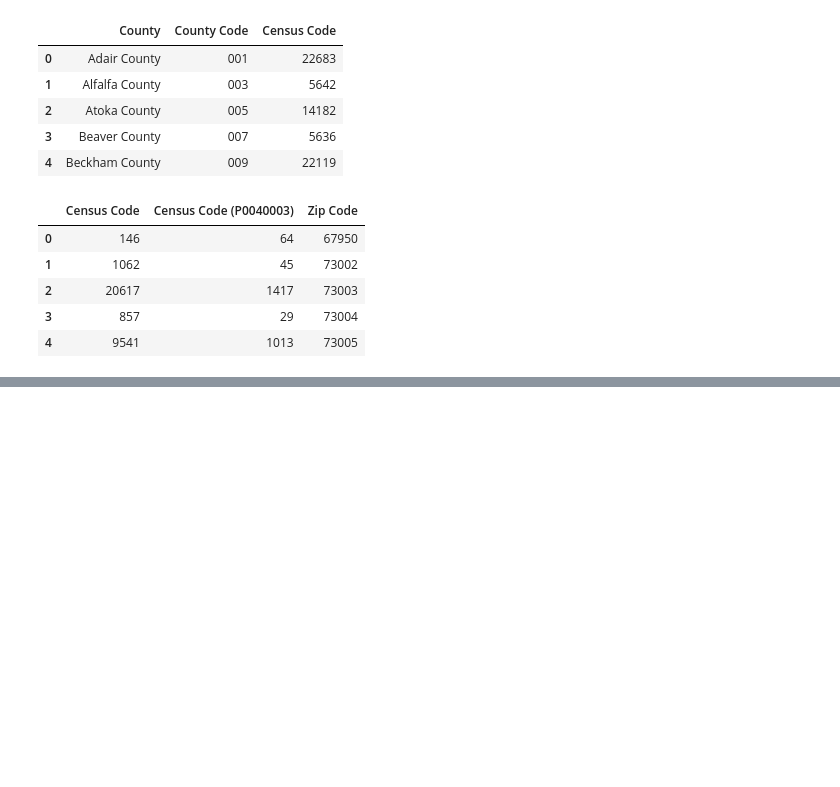
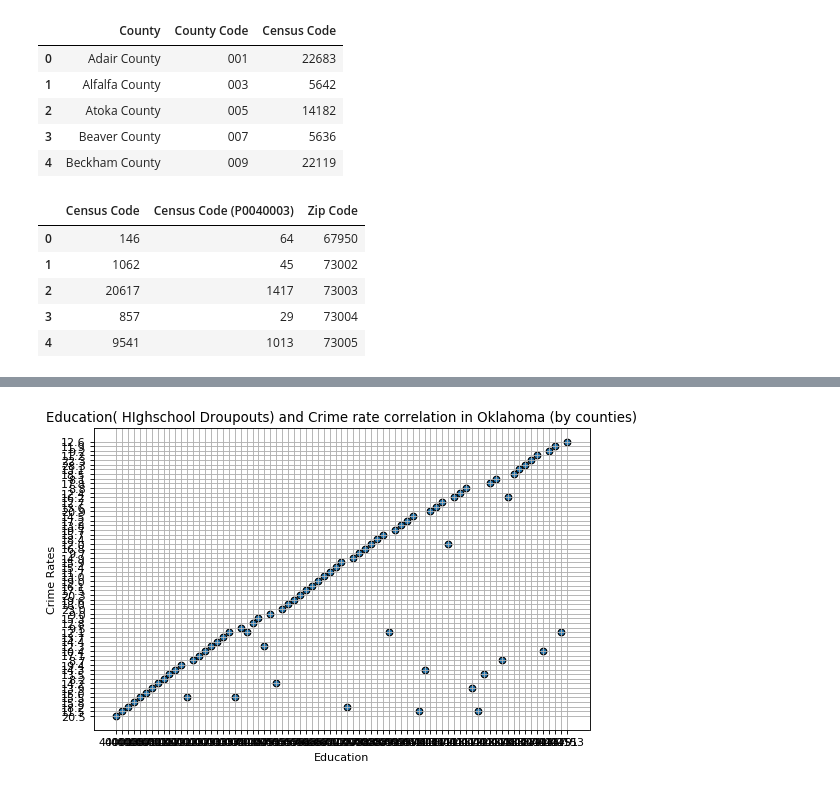
Before and after one commit to swati-rk-ucb/project-one, a Jupyter notebook: project-one.ipynb, the cells around one changed output, grey strips where cells are left out. Cells and saved outputs as stored; diff of their text form; code cells hidden in the pictures; blank space fills up the shorter version.

Commit message:
charts

```diff
--- a/project-one.ipynb
+++ b/project-one.ipynb
@@ -139,5 +139,16 @@ hs_data_processed['Dropout Percentage'] = highschool_dropout_data['Unnamed: 8']
 clean_hs_df = hs_data_processed.dropna()
 temp_df = clean_hs_df[clean_hs_df['County'] != 'Name']
 temp_df2 = temp_df[temp_df['County'] != 'Oklahoma']
-print(temp_df2)
+
+county_name = []
+for grade in temp_df2['County']:
+    county_nm = grade.split(",")[0]
+    county = county_nm.split(" ")[0]
+    county_name.append(county)
+
+
+temp_df2['County'] = county_name
+temp_df2['Dropout Percentage'] = temp_df2['Dropout Percentage'].str.replace('%', '')
+temp_df2.head()
+#print(temp_df2)
 # %% [output]
@@ -207,0 +238,15 @@ KeyError: 'schoolList'
+# %%
+#Education VS Crime
+plt.figure(num=None, figsize=(8,5), dpi=80)
+plt.scatter(temp_df2["FIPS"],temp_df2["Dropout Percentage"],marker="o",edgecolors="black")
+plt.title("Education( HIghschool Droupouts) and Crime rate correlation in Oklahoma (by counties)")
+plt.ylabel("Crime Rates")
+#plt.ylim(-100, 150)
+plt.xlabel("Education")
+#plt.xlim(-80, 100)
+
+plt.grid(True)
+plt.savefig("EducationVsCrimeRate.png")
+plt.show()
+# %% [output]
+[figure, added]
```
Also changed, not shown: parts of 5 cells of this notebook.
